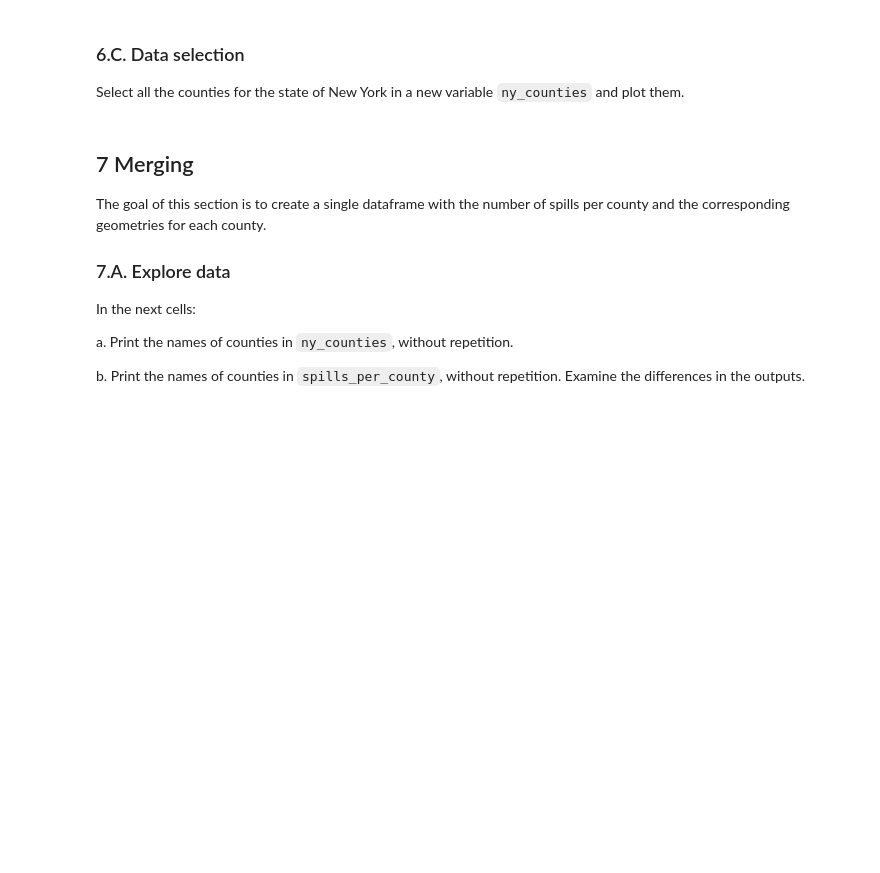
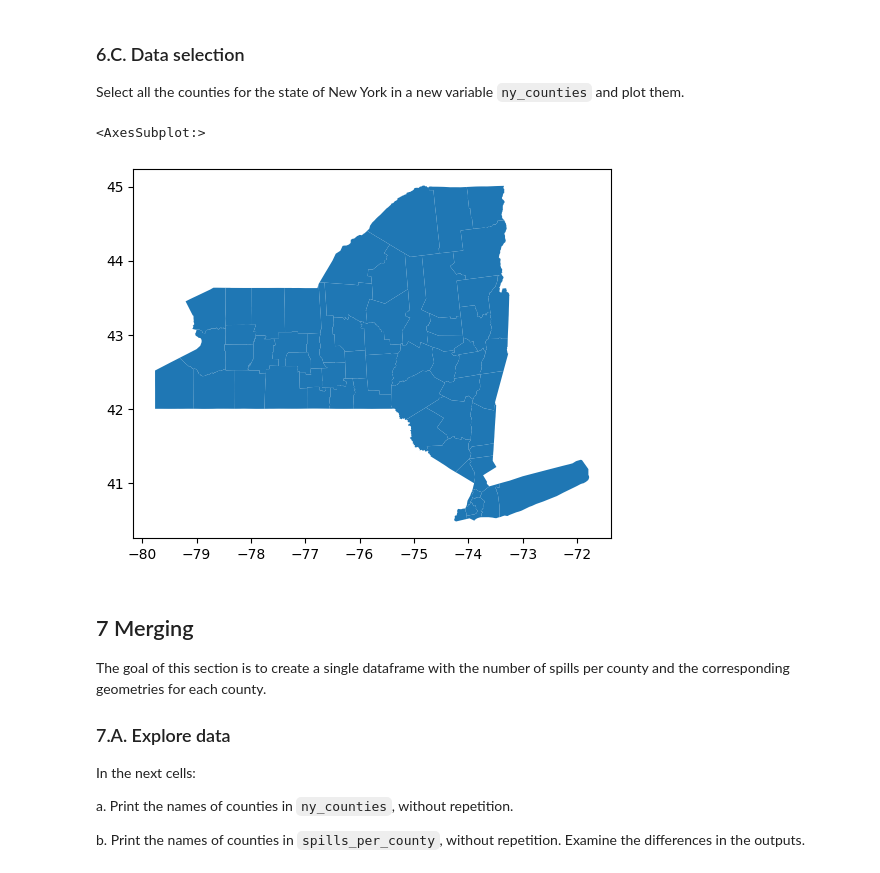
Before and after one commit to YoselynR/eds220-hwk3, a Jupyter notebook: hwk3-task2-oil-spills.ipynb, the cells around one changed output. Drawn from its saved outputs; the diff is of its cells as text; code cells hidden in the pictures; blank space fills up the shorter version.

```diff
--- a/hwk3-task2-oil-spills.ipynb
+++ b/hwk3-task2-oil-spills.ipynb
@@ -183,12 +320,18 @@ f. Use the next markdown cell to explain what information you obtained from the
 Simplify column names as needed.
 # %%
 # Your code here
+counties.columns = counties.columns.str.lower().str.replace(' ', '_')
 # %% [markdown]
 ### 6.C. Data selection
 
 Select all the counties for the state of New York in a new variable `ny_counties` and plot them.
 # %%
 # Your code here
+ny_counties = counties[counties['statefp'] == '36']
+ny_counties.plot()
+# %% [output]
+<AxesSubplot:>
+[figure, added]
 # %% [markdown]
 ## 7 Merging
 
```
Also changed, not shown: parts of 37 cells of this notebook.
